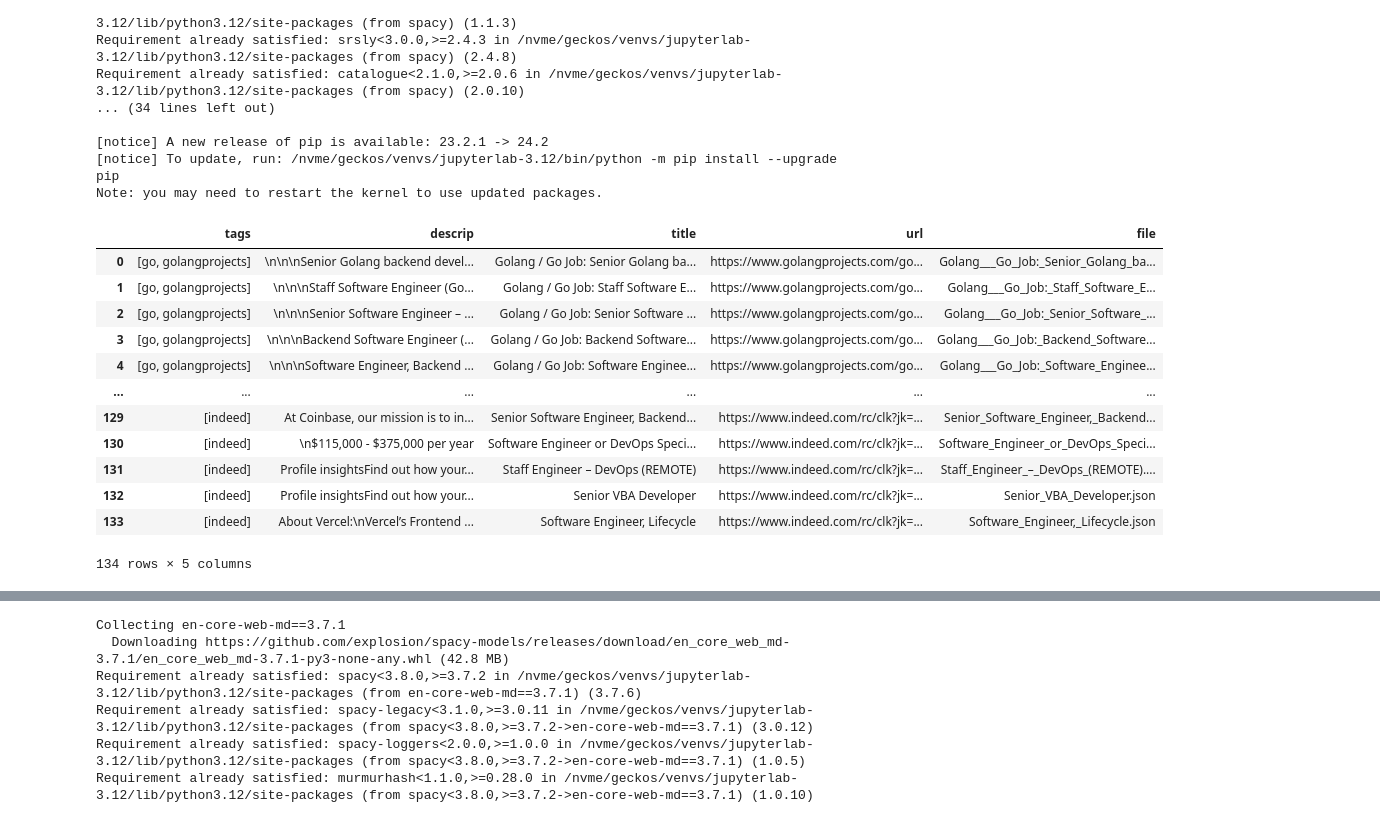
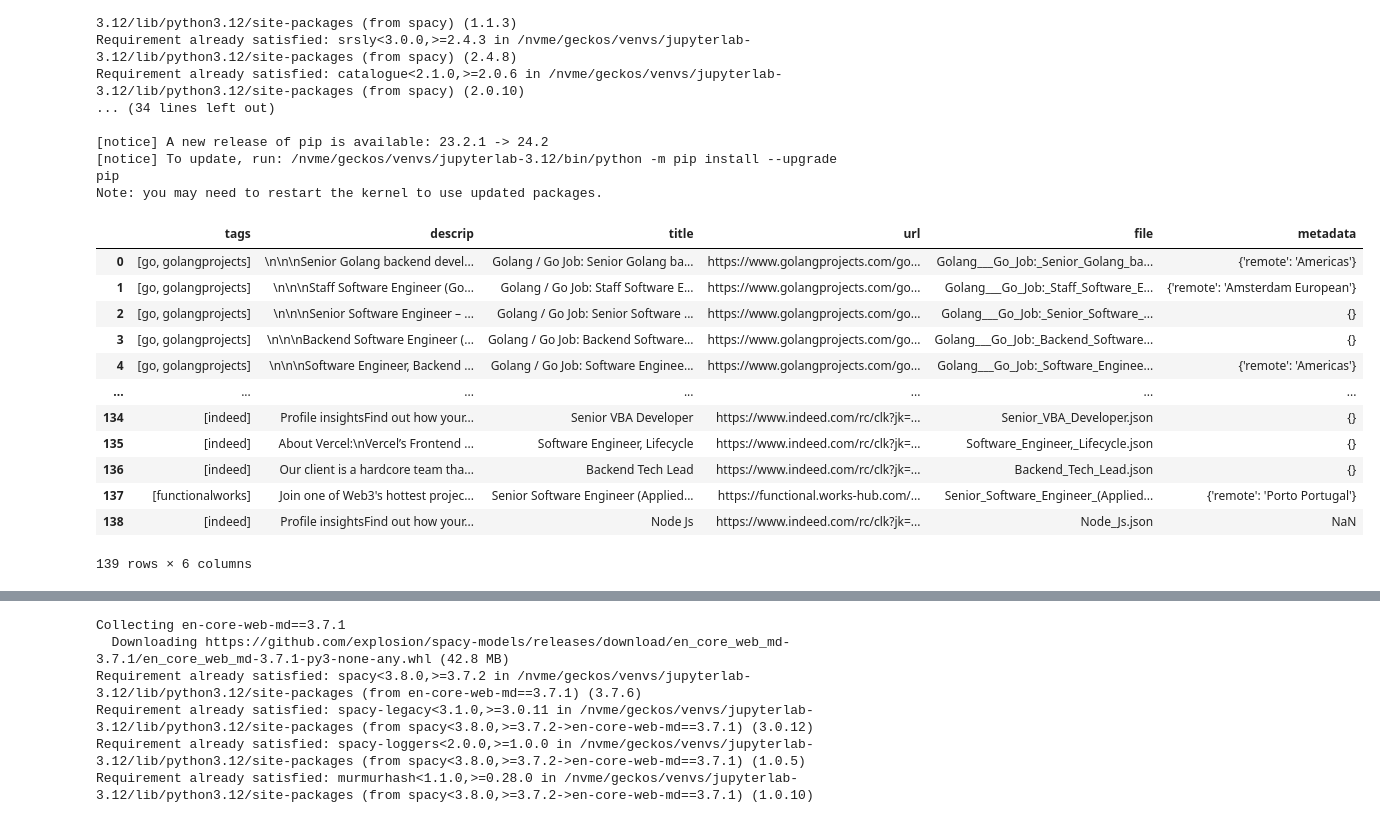
Before and after one commit to dhilst/scrapjobs.go, a Jupyter notebook: metadata.ipynb, the cells around one changed output, grey strips where cells are left out. Cells and saved outputs as stored; diff of their text form; code cells hidden in the pictures.

Commit message:
Get remote data from functionalworks

```diff
--- a/metadata.ipynb
+++ b/metadata.ipynb
@@ -32,22 +32,22 @@ from IPython.display import display, Markdown as Md
 # %%
 files = Path("./output/").glob("*.json")
 data = [{**json.load(f.open()), "file": f.name} for f in files]
 # display(data)
 
 
-df = pd.DataFrame(data, columns=["tags", "descrip", "title", "url", "file"])
+df = pd.DataFrame(data, columns=["tags", "descrip", "title", "url", "file", "metadata"])
 df
 # %% [output]
-|  | tags | descrip | title | url | file |
-| 0 | [go, golangprojects] | \n\n\nSenior Golang backend devel... | Golang / Go Job: Senior Golang ba... | https://www.golangprojects.com/go... | Golang___Go_Job:_Senior_Golang_ba... |
-| 1 | [go, golangprojects] | \n\n\nStaff Software Engineer (Go... | Golang / Go Job: Staff Software E... | https://www.golangprojects.com/go... | Golang___Go_Job:_Staff_Software_E... |
-| 2 | [go, golangprojects] | \n\n\nSenior Software Engineer – ... | Golang / Go Job: Senior Software ... | https://www.golangprojects.com/go... | Golang___Go_Job:_Senior_Software_... |
-| 3 | [go, golangprojects] | \n\n\nBackend Software Engineer (... | Golang / Go Job: Backend Software... | https://www.golangprojects.com/go... | Golang___Go_Job:_Backend_Software... |
-| 4 | [go, golangprojects] | \n\n\nSoftware Engineer, Backend ... | Golang / Go Job: Software Enginee... | https://www.golangprojects.com/go... | Golang___Go_Job:_Software_Enginee... |
-| ... | ... | ... | ... | ... | ... |
-| 129 | [indeed] | At Coinbase, our mission is to in... | Senior Software Engineer, Backend... | https://www.indeed.com/rc/clk?jk=... | Senior_Software_Engineer,_Backend... |
-| 130 | [indeed] | \n$115,000 - $375,000 per year | Software Engineer or DevOps Speci... | https://www.indeed.com/rc/clk?jk=... | Software_Engineer_or_DevOps_Speci... |
-| 131 | [indeed] | Profile insightsFind out how your... | Staff Engineer – DevOps (REMOTE) | https://www.indeed.com/rc/clk?jk=... | Staff_Engineer_–_DevOps_(REMOTE).... |
-| 132 | [indeed] | Profile insightsFind out how your... | Senior VBA Developer | https://www.indeed.com/rc/clk?jk=... | Senior_VBA_Developer.json |
-| 133 | [indeed] | About Vercel:\nVercel’s Frontend ... | Software Engineer, Lifecycle | https://www.indeed.com/rc/clk?jk=... | Software_Engineer,_Lifecycle.json |
+|  | tags | descrip | title | url | file | metadata |
+| 0 | [go, golangprojects] | \n\n\nSenior Golang backend devel... | Golang / Go Job: Senior Golang ba... | https://www.golangprojects.com/go... | Golang___Go_Job:_Senior_Golang_ba... | {'remote': 'Americas'} |
+| 1 | [go, golangprojects] | \n\n\nStaff Software Engineer (Go... | Golang / Go Job: Staff Software E... | https://www.golangprojects.com/go... | Golang___Go_Job:_Staff_Software_E... | {'remote': 'Amsterdam European'} |
+| 2 | [go, golangprojects] | \n\n\nSenior Software Engineer – ... | Golang / Go Job: Senior Software ... | https://www.golangprojects.com/go... | Golang___Go_Job:_Senior_Software_... | {} |
+| 3 | [go, golangprojects] | \n\n\nBackend Software Engineer (... | Golang / Go Job: Backend Software... | https://www.golangprojects.com/go... | Golang___Go_Job:_Backend_Software... | {} |
+| 4 | [go, golangprojects] | \n\n\nSoftware Engineer, Backend ... | Golang / Go Job: Software Enginee... | https://www.golangprojects.com/go... | Golang___Go_Job:_Software_Enginee... | {'remote': 'Americas'} |
+| ... | ... | ... | ... | ... | ... | ... |
+| 134 | [indeed] | Profile insightsFind out how your... | Senior VBA Developer | https://www.indeed.com/rc/clk?jk=... | Senior_VBA_Developer.json | {} |
+| 135 | [indeed] | About Vercel:\nVercel’s Frontend ... | Software Engineer, Lifecycle | https://www.indeed.com/rc/clk?jk=... | Software_Engineer,_Lifecycle.json | {} |
+| 136 | [indeed] | Our client is a hardcore team tha... | Backend Tech Lead | https://www.indeed.com/rc/clk?jk=... | Backend_Tech_Lead.json | {} |
+| 137 | [functionalworks] | Join one of Web3's hottest projec... | Senior Software Engineer (Applied... | https://functional.works-hub.com/... | Senior_Software_Engineer_(Applied... | {'remote': 'Porto Portugal'} |
+| 138 | [indeed] | Profile insightsFind out how your... | Node Js | https://www.indeed.com/rc/clk?jk=... | Node_Js.json | NaN |
-134 rows × 5 columns
+139 rows × 6 columns
```
Also changed, not shown: parts of 8 cells of this notebook, 3 other files.
